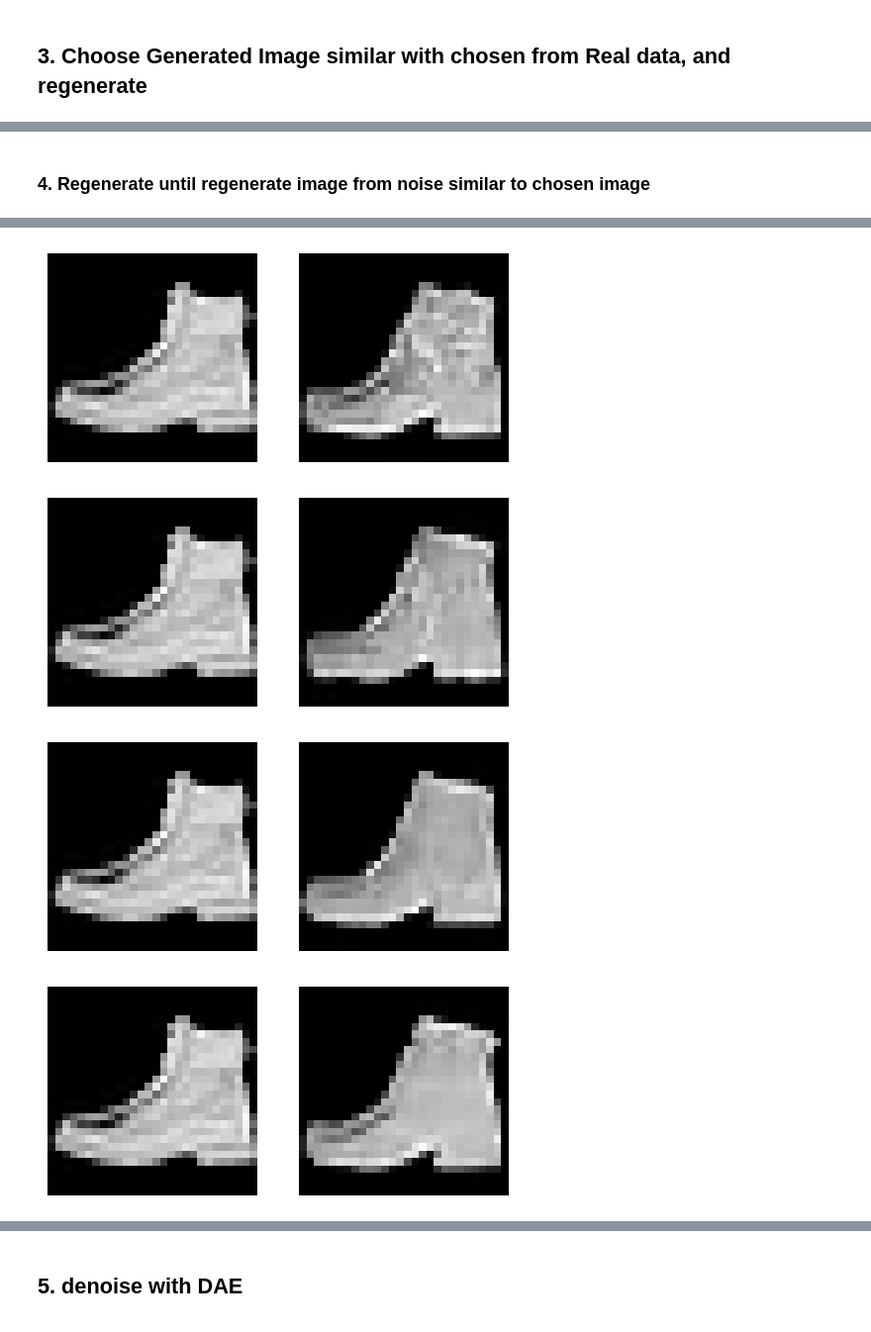
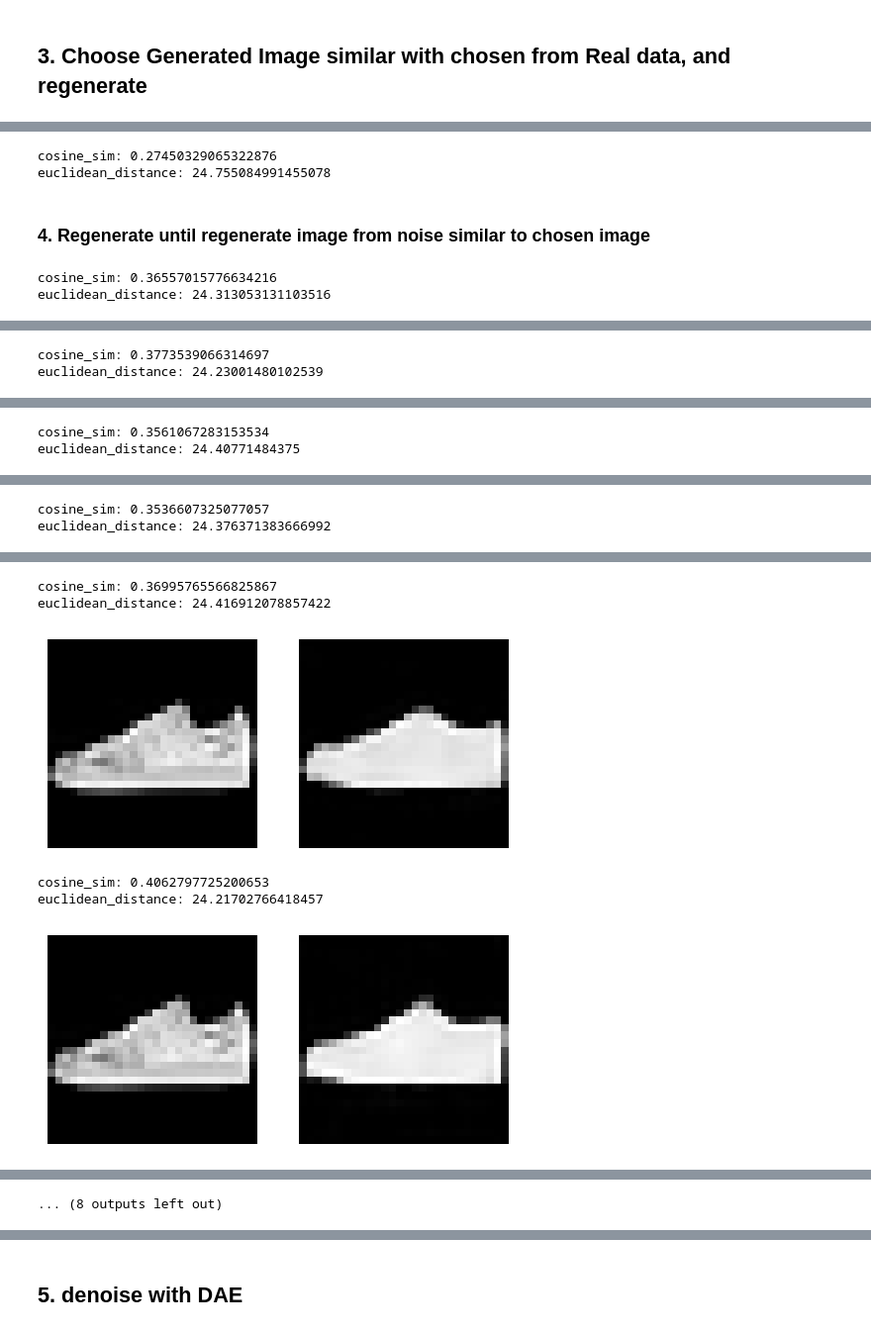
Before and after one commit to rosanzheng/fashion_recommender, a Jupyter notebook: FashionMNIST_DDPM.ipynb, the cells around one changed output, grey strips where cells are left out. Shown at 99% size. Cells and saved outputs as stored; diff of their text form; code cells hidden in the pictures.

```diff
--- a/FashionMNIST_DDPM.ipynb
+++ b/FashionMNIST_DDPM.ipynb
@@ -176,7 +197,7 @@ torch.Size([50, 1, 28, 28])
 # %%
 # batch_size만큼 생성
 
-random_index = 30
+random_index = 20
 num_samples = 10
 
 chosen_gen_datasets = sampled_images[random_index:random_index + num_samples , :, :, :]
@@ -187,5 +208,5 @@ sample_figures(num_samples = num_samples, datasets = chosen_gen_datasets)
 # %%
-chosen_gen_dataset = chosen_gen_datasets[7] # 0 ~ 4 중 1개 선택
+chosen_gen_dataset = chosen_gen_datasets[8]# 0 ~ 4 중 1개 선택
 normalized_gen_img = chosen_gen_dataset.cpu().apply_(lambda x: (x * 2) - 1) # 만들어진 이미지 중 1개
 
 
@@ -195,3 +216,17 @@ sample_figure(dataset = normalized_gen_img)
+# %%
+fake_image = normalized_gen_img.flatten().detach().cpu()
+real_image = chosen_r_dataset.flatten().detach().cpu()
+
+# cosine_sim
+cosine_sim = F.cosine_similarity(fake_image, real_image, dim=0)
+print(f'cosine_sim: {cosine_sim}')
+
+# euc distance
+euc = euclidean_distance(fake_image, real_image)
+print(f'euclidean_distance: {euc}')
+# %% [output]
+cosine_sim: 0.27450329065322876
+euclidean_distance: 24.755084991455078
 # %% [markdown]
 ### 4. Regenerate until regenerate image from noise similar to chosen image
 # %%
@@ -227,11 +262,25 @@ def compare_chosen_generated(start_index, end_index, chosen_r_dataset, x_p): #
 
         num_samples = real_gen_dataset.size(0)
 
+        fake_image = x_p[generated_index].flatten().detach().cpu()
+        real_image = chosen_r_dataset.flatten().detach().cpu()
+
+        # cosine_sim
+        cosine_sim = F.cosine_similarity(fake_image, real_image, dim=0)
+        print(f'cosine_sim: {cosine_sim}')
+
+        # euc distance
+        euc = euclidean_distance(fake_image, real_image)
+        print(f'euclidean_distance: {euc}')
+
+
         fig, axes = plt.subplots(1, num_samples, figsize=(num_samples * 3, 1 * 3))
 
         for i, ax in enumerate(axes):
             ax.imshow(real_gen_dataset[i].detach().squeeze().cpu().numpy(), cmap='gray')
             ax.axis('off')
+
+
         plt.show()
 # %%
 x_0, x_p0, _ = regenerate_image(normalized_gen_img, t_num = 200, batch_size = batch_size)
@@ -242,7 +291,7 @@ num_samples = 10
 end_index = start_index + num_samples
 
 # 0단계부터 비교하고 싶은 단계 선택
-# compare_chosen_generated(start_index, end_index, chosen_r_dataset, x_p0)
+compare_chosen_generated(start_index, end_index, chosen_r_dataset, x_p0)
 # compare_chosen_generated(start_index, end_index, chosen_r_dataset, x_p1)
 # compare_chosen_generated(start_index, end_index, chosen_r_dataset, x_p2)
 # compare_chosen_generated(start_index, end_index, chosen_r_dataset, x_p3)
@@ -253,6 +302,8 @@ end_index = start_index + num_samples
 # compare_chosen_generated(start_index, end_index, chosen_r_dataset, x_p8)
 # compare_chosen_generated(start_index, end_index, chosen_r_dataset, x_p9)
 # compare_chosen_generated(start_index, end_index, chosen_r_dataset, x_p10)
-compare_chosen_generated(start_index, end_index, chosen_r_dataset, x_p11)
+# compare_chosen_generated(start_index, end_index, chosen_r_dataset, x_p11)
 # compare_chosen_generated(start_index, end_index, chosen_r_dataset, x_p12)
 # %% [output]
+cosine_sim: 0.36557015776634216
+euclidean_distance: 24.313053131103516
@@ -259,0 +311,2 @@ compare_chosen_generated(start_index, end_index, chosen_r_dataset, x_p11)
+cosine_sim: 0.3773539066314697
+euclidean_distance: 24.23001480102539
@@ -260,0 +314,2 @@ compare_chosen_generated(start_index, end_index, chosen_r_dataset, x_p11)
+cosine_sim: 0.3561067283153534
+euclidean_distance: 24.40771484375
@@ -261,0 +317,2 @@ compare_chosen_generated(start_index, end_index, chosen_r_dataset, x_p11)
+cosine_sim: 0.3536607325077057
+euclidean_distance: 24.376371383666992
@@ -263,4 +320,6 @@ compare_chosen_generated(start_index, end_index, chosen_r_dataset, x_p11)
+cosine_sim: 0.36995765566825867
+euclidean_distance: 24.416912078857422
-[figure, old version]
+[figure, new version]
+cosine_sim: 0.4062797725200653
+euclidean_distance: 24.21702766418457
-[figure, old version]
+[figure, new version]
-[figure, removed]
-[figure, removed]
@@ -268,0 +326 @@ compare_chosen_generated(start_index, end_index, chosen_r_dataset, x_p11)
+... (8 outputs left out)
```
Also changed, not shown: parts of 46 cells of this notebook, 21 other files.
